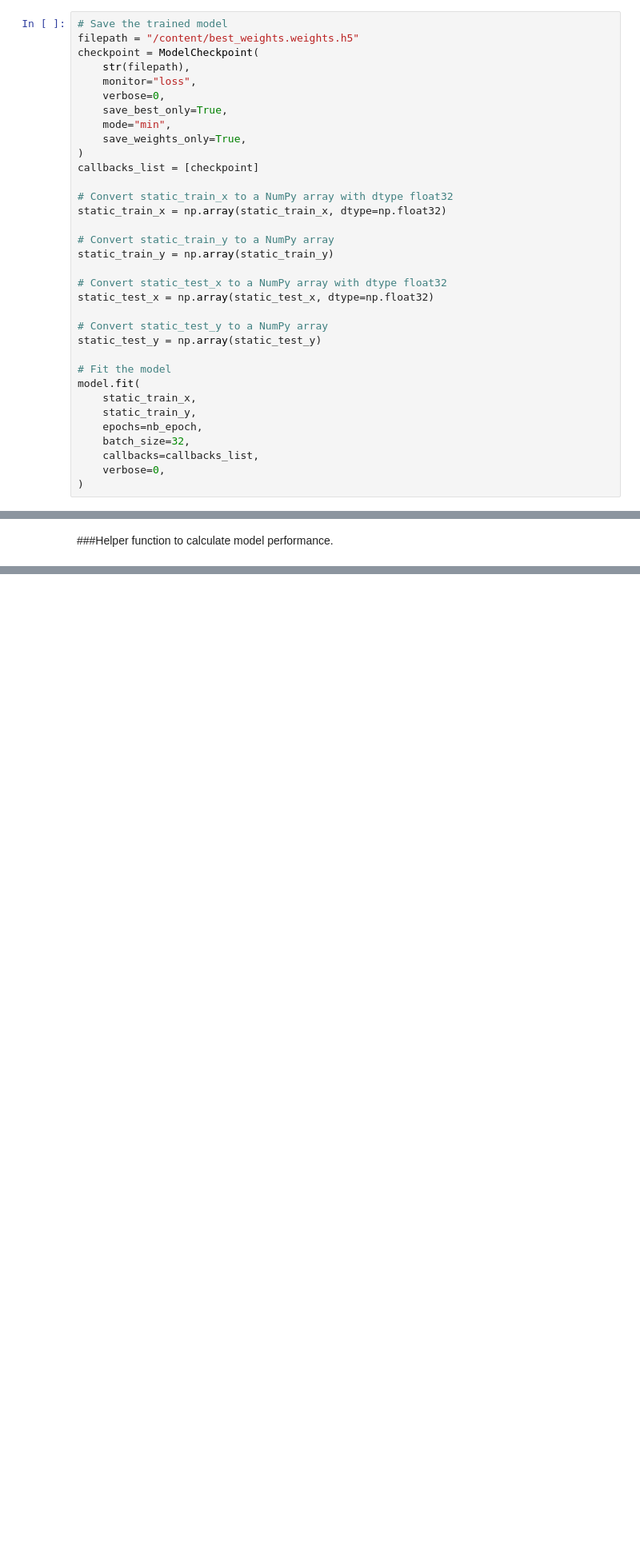
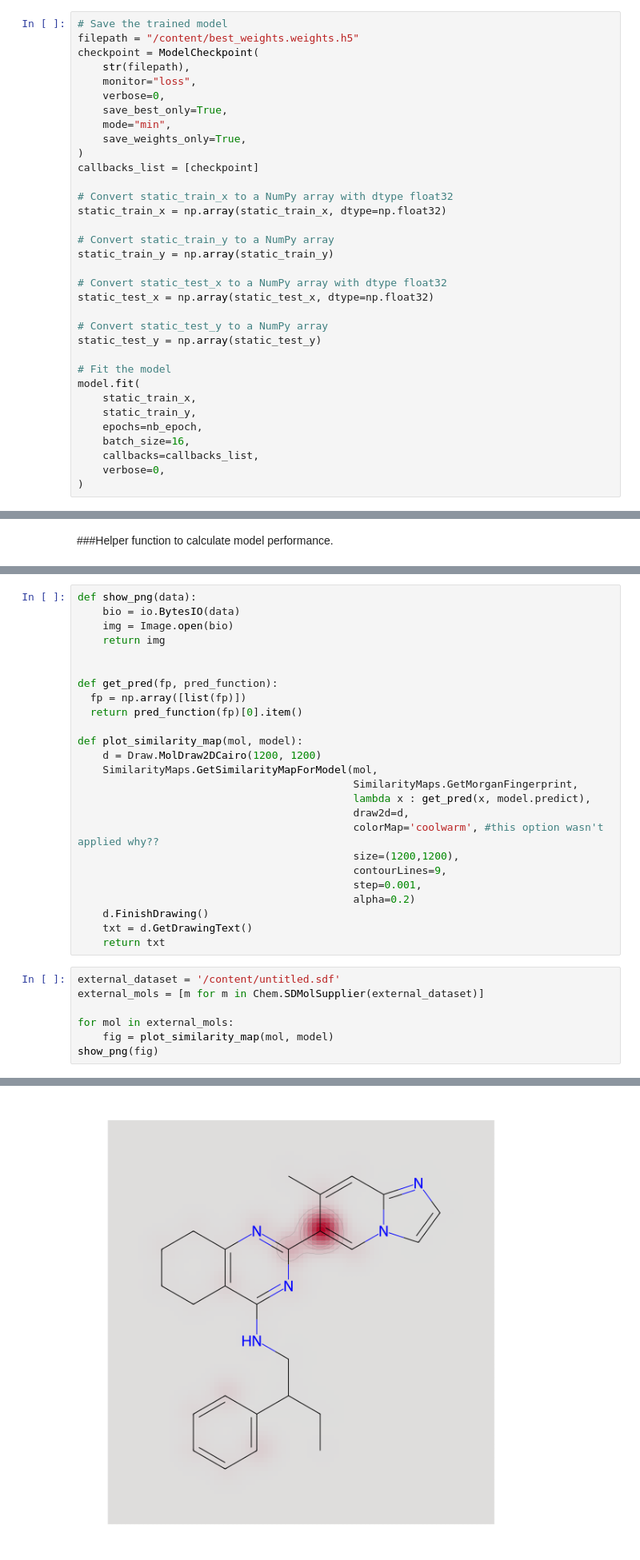
Before and after one commit to Jahan08/LogBB-ML-Model-with-interpretation, a Jupyter notebook: LogBB_Classification_ANN_ML_model.ipynb, the cells around one changed output, grey strips where cells are left out. Shown at 80% size. Saved outputs shown, nothing was run; the diff lists cells and outputs as text; blank space fills up the shorter version.

```diff
--- a/LogBB_Classification_ANN_ML_model.ipynb
+++ b/LogBB_Classification_ANN_ML_model.ipynb
@@ -284,7 +288,7 @@ model.fit(
     static_train_x,
     static_train_y,
     epochs=nb_epoch,
-    batch_size=32,
+    batch_size=16,
     callbacks=callbacks_list,
     verbose=0,
 )
@@ -536,0 +585,33 @@ Time taken : 40.99s
+# %%
+def show_png(data):
+    bio = io.BytesIO(data)
+    img = Image.open(bio)
+    return img
+
+
+def get_pred(fp, pred_function):
+  fp = np.array([list(fp)])
+  return pred_function(fp)[0].item()
+
+def plot_similarity_map(mol, model):
+    d = Draw.MolDraw2DCairo(1200, 1200)
+    SimilarityMaps.GetSimilarityMapForModel(mol,
+                                            SimilarityMaps.GetMorganFingerprint,
+                                            lambda x : get_pred(x, model.predict),
+                                            draw2d=d,
+                                            colorMap='coolwarm', #this option wasn't applied why??
+                                            size=(1200,1200),
+                                            contourLines=9,
+                                            step=0.001,
+                                            alpha=0.2)
+    d.FinishDrawing()
+    txt = d.GetDrawingText()
+    return txt
+# %%
+external_dataset = '/content/untitled.sdf'
+external_mols = [m for m in Chem.SDMolSupplier(external_dataset)]
+
+for mol in external_mols:
+    fig = plot_similarity_map(mol, model)
+show_png(fig)
+# %% [output]
@@ -536,0 +674 @@ Time taken : 40.99s
+[figure, added]
```
Also changed, not shown: parts of 15 cells of this notebook.
